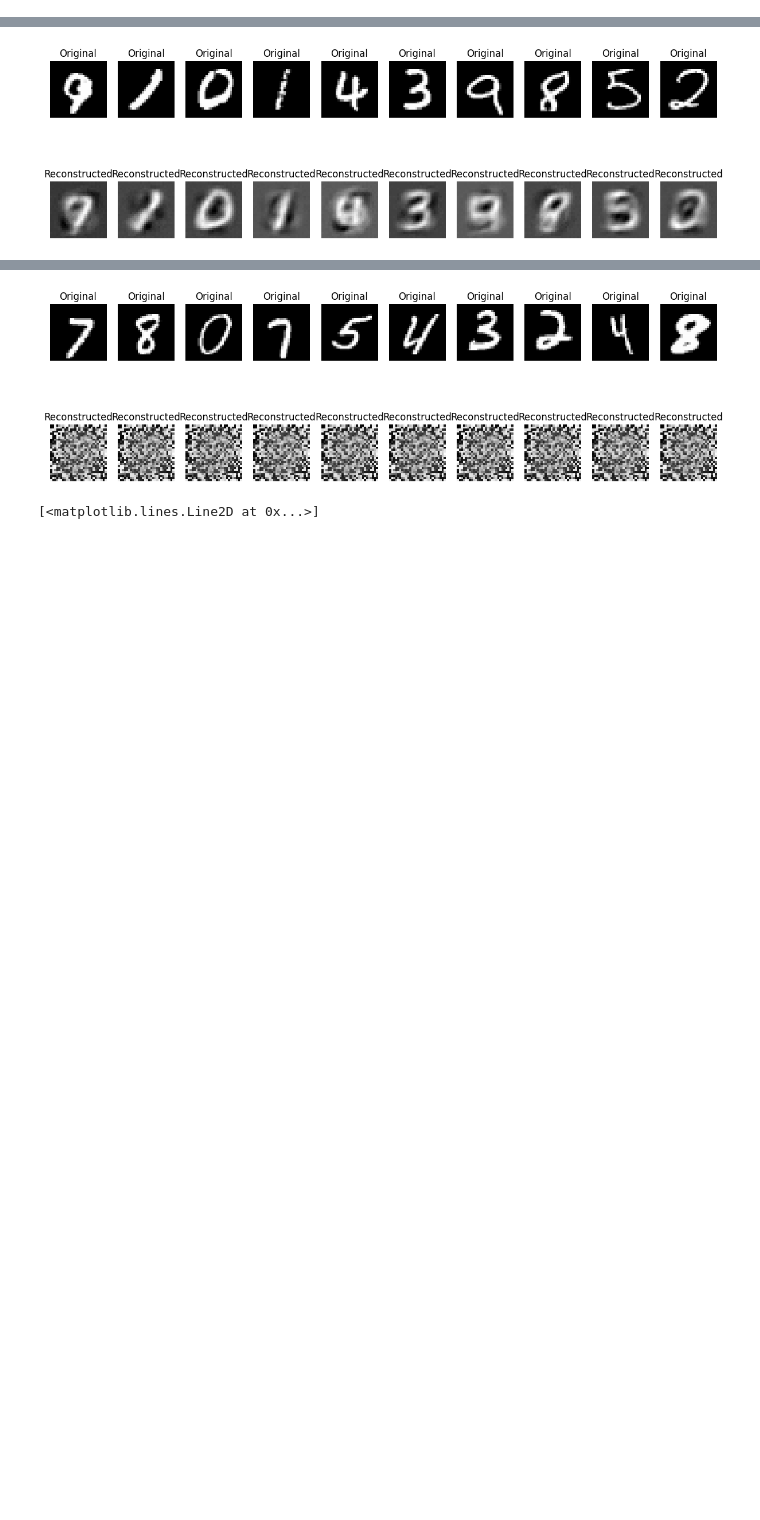
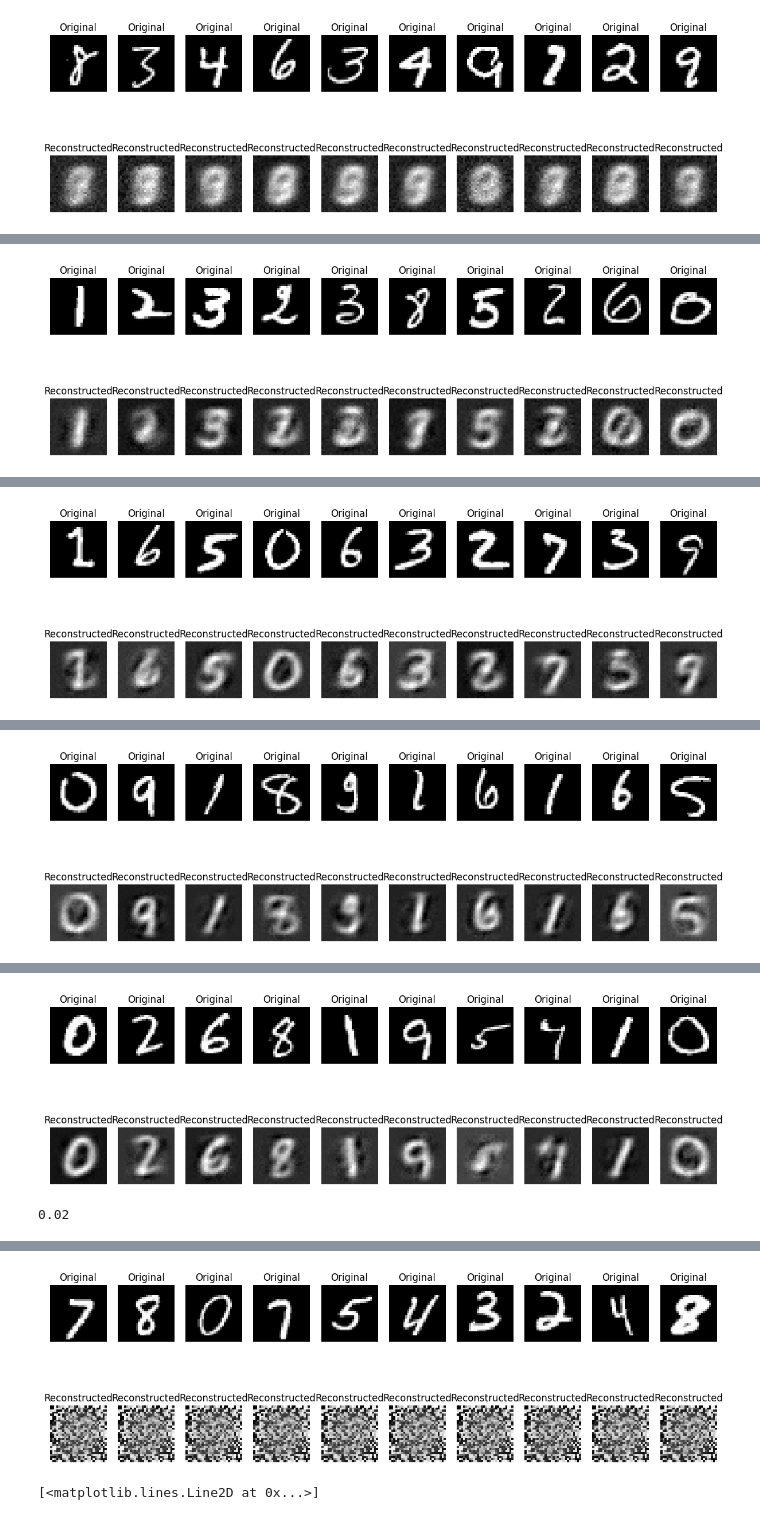
Before and after one commit to sanchous1000/Neura, a Jupyter notebook: lab4/trainer.ipynb, the cells around one changed output, grey strips where cells are left out. Drawn from its saved outputs; the diff is of its cells as text; code cells hidden in the pictures; blank space fills up the shorter version.

```diff
--- a/lab4/trainer.ipynb
+++ b/lab4/trainer.ipynb
@@ -1,49 +1,26 @@
-# %%
-import matplotlib.pyplot as plt
-import numpy as np
-def visualize_reconstruction(decoder,encoder , test_data, num_images=10):
-    # Выберите случайные изображения
-    indices = np.random.choice(len(test_data), num_images)
-    original_images = test_data[indices]
-    reconstructed_images = [decoder.forward(encoder.forward(img.reshape(1, -1))[0]) for img in original_images]
-
-    # Построение графика
-    plt.figure(figsize=(15, 5))
-    for i in range(num_images):
-        # Оригинал
-        plt.subplot(2, num_images, i + 1)
-        plt.imshow(original_images[i].reshape(28, 28), cmap='gray')
-        plt.axis('off')
-        plt.title("Original")
-        # Реконструкция
-        plt.subplot(2, num_images, i + 1 + num_images)
-        plt.imshow(reconstructed_images[i].reshape(28, 28), cmap='gray')
-        plt.axis('off')
-        plt.title("Reconstructed")
-    plt.show()
 # %%
-from VAE import Encoder, Decoder, Discriminator, VAEGANTrainer, GAN_
+from VAE import Encoder, Decoder, Discriminator, VAEGANTrainer, GAN_, visualize_reconstruction
 from tensorflow.keras.datasets import mnist
 import numpy as np
 
 # Инициализация
 # Инициализация
 # Подготовка данных
 def preprocess_data(x):
     x = x.astype('float32') / 255.0
     return x.reshape(x.shape[0], -1)
 
 # Загрузка данных MNIST
 (x_train, _), (x_test, _) = mnist.load_data()
 x_train = preprocess_data(x_train)
 
 # Инициализация моделей
 encoder = Encoder(learning_rate= 1e-4) # Ниже 1e-6 значения kl улаетает \
-decoder = Decoder(learning_rate=1e-4)
-discriminator = Discriminator(learning_rate=1e-7)
+decoder = Decoder(learning_rate=1e-5)
 # Обучение
-trainer_VAE = VAEGANTrainer(encoder, decoder, beta=0.01) #0.05
+trainer_VAE = VAEGANTrainer(encoder, decoder, beta=0.02) #0.05
 
-trainer_VAE.train(x_train, batch_size=16, epochs=1) #20
+trainer_VAE.train(x_train, batch_size=16, epochs=4) #20
 visualize_reconstruction(decoder=decoder, encoder=encoder, test_data=x_test)
 # %% [output]
+[figure, new version]
@@ -51 +28 @@ Epoch 1/1 - VAE Loss: 65.2993 - GAN Loss: 0.0000 - Recon Loss: 45.6313 - KL Loss
-[figure, old version]
+[figure, added]
@@ -51,0 +30 @@ Epoch 1/1 - VAE Loss: 65.2993 - GAN Loss: 0.0000 - Recon Loss: 45.6313 - KL Loss
+[figure, added]
@@ -51,0 +32 @@ Epoch 1/1 - VAE Loss: 65.2993 - GAN Loss: 0.0000 - Recon Loss: 45.6313 - KL Loss
+[figure, added]
@@ -51,0 +34 @@ Epoch 1/1 - VAE Loss: 65.2993 - GAN Loss: 0.0000 - Recon Loss: 45.6313 - KL Loss
+[figure, added]
@@ -51,0 +42,4 @@ Epoch 1/1 - VAE Loss: 65.2993 - GAN Loss: 0.0000 - Recon Loss: 45.6313 - KL Loss
+# %%
+trainer_VAE.beta
+# %% [output]
+0.02
```
Also changed, not shown: parts of 7 cells of this notebook, 4 other files.
